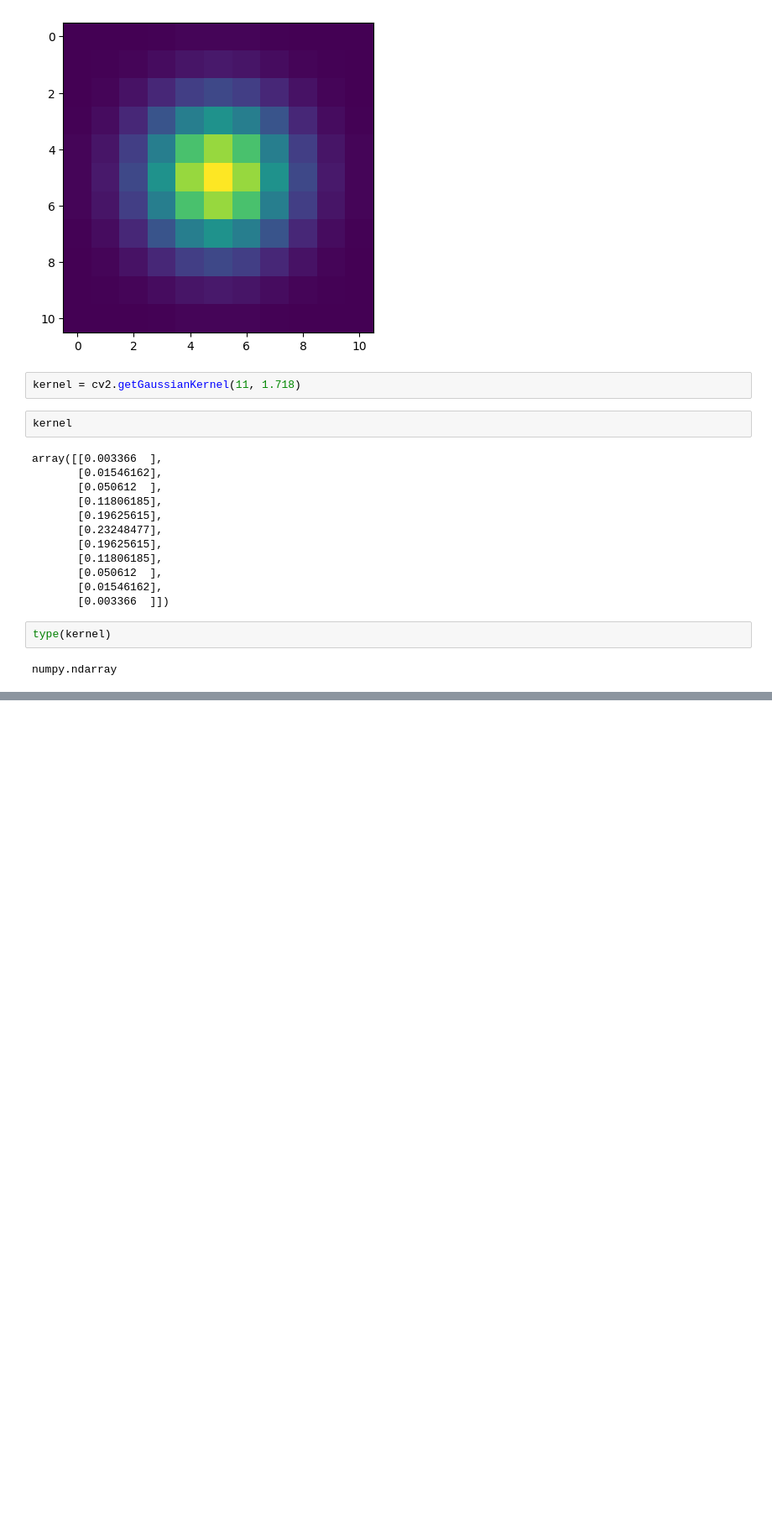
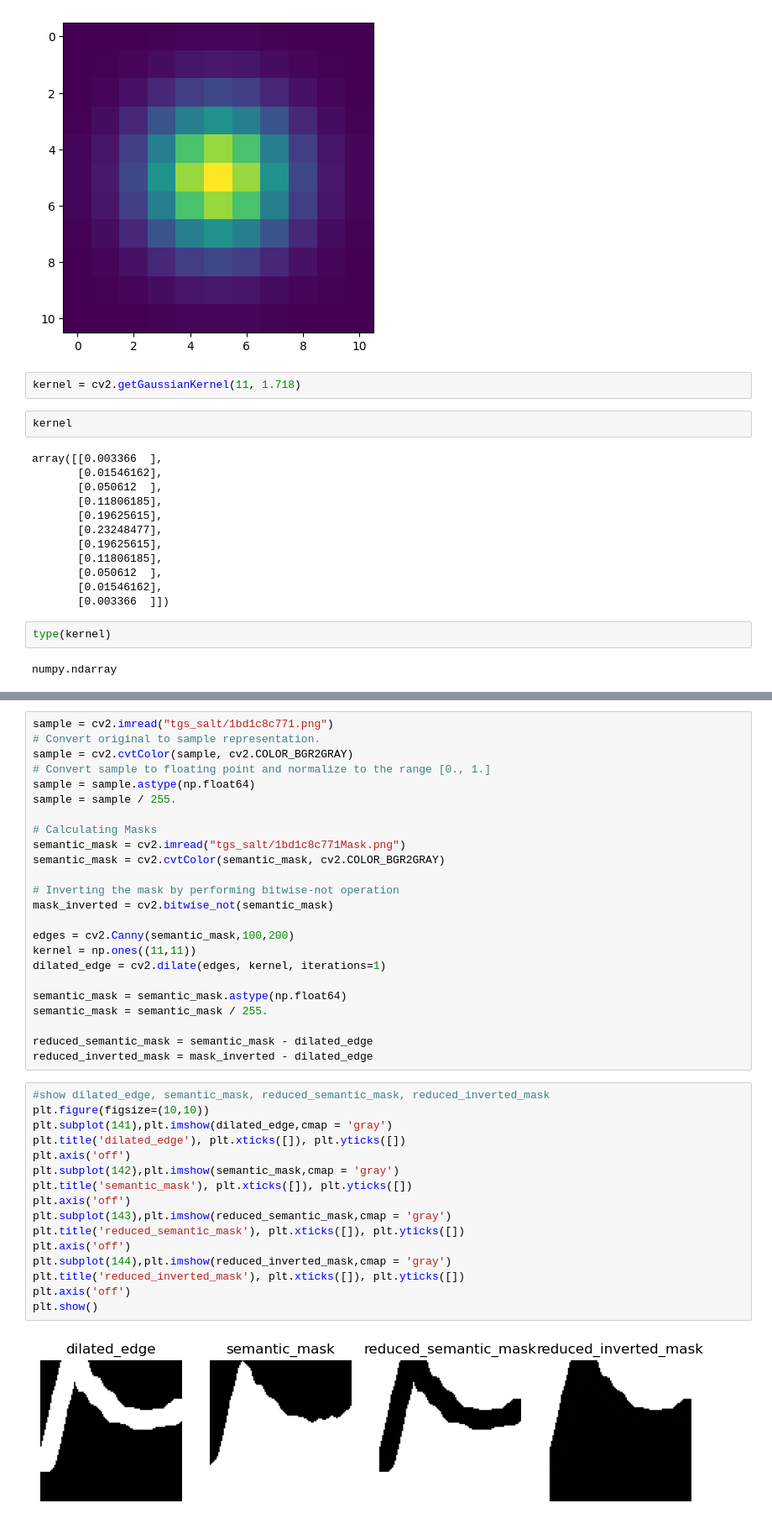
Before and after one commit to lucterres/textureSSD, a Jupyter notebook: notebook.ipynb, the cells around one changed output, grey strips where cells are left out. Shown: that part at 84% size. Cells and saved outputs as stored; diff of their text form; blank space fills up the shorter version.

```diff
--- a/notebook.ipynb
+++ b/notebook.ipynb
@@ -83,0 +95,42 @@ dilated_mask = cv2.dilate(pixel_mask, kernel, iterations=1)
+# %%
+sample = cv2.imread("tgs_salt/1bd1c8c771.png")
+# Convert original to sample representation.
+sample = cv2.cvtColor(sample, cv2.COLOR_BGR2GRAY)
+# Convert sample to floating point and normalize to the range [0., 1.]
+sample = sample.astype(np.float64)
+sample = sample / 255.
+
+# Calculating Masks
+semantic_mask = cv2.imread("tgs_salt/1bd1c8c771Mask.png")
+semantic_mask = cv2.cvtColor(semantic_mask, cv2.COLOR_BGR2GRAY)
+
+# Inverting the mask by performing bitwise-not operation
+mask_inverted = cv2.bitwise_not(semantic_mask)
+
+edges = cv2.Canny(semantic_mask,100,200)
+kernel = np.ones((11,11))
+dilated_edge = cv2.dilate(edges, kernel, iterations=1)
+
+semantic_mask = semantic_mask.astype(np.float64)
+semantic_mask = semantic_mask / 255.
+
+reduced_semantic_mask = semantic_mask - dilated_edge
+reduced_inverted_mask = mask_inverted - dilated_edge
+# %%
+#show dilated_edge, semantic_mask, reduced_semantic_mask, reduced_inverted_mask
+plt.figure(figsize=(10,10))
+plt.subplot(141),plt.imshow(dilated_edge,cmap = 'gray')
+plt.title('dilated_edge'), plt.xticks([]), plt.yticks([])
+plt.axis('off')
+plt.subplot(142),plt.imshow(semantic_mask,cmap = 'gray')
+plt.title('semantic_mask'), plt.xticks([]), plt.yticks([])
+plt.axis('off')
+plt.subplot(143),plt.imshow(reduced_semantic_mask,cmap = 'gray')
+plt.title('reduced_semantic_mask'), plt.xticks([]), plt.yticks([])
+plt.axis('off')
+plt.subplot(144),plt.imshow(reduced_inverted_mask,cmap = 'gray')
+plt.title('reduced_inverted_mask'), plt.xticks([]), plt.yticks([])
+plt.axis('off')
+plt.show()
+# %% [output]
+[figure, added]
```
Also changed, not shown: parts of 16 cells of this notebook, 1 other file.
